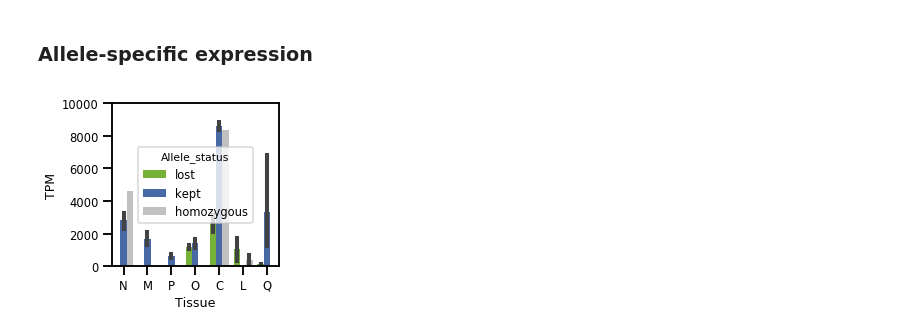
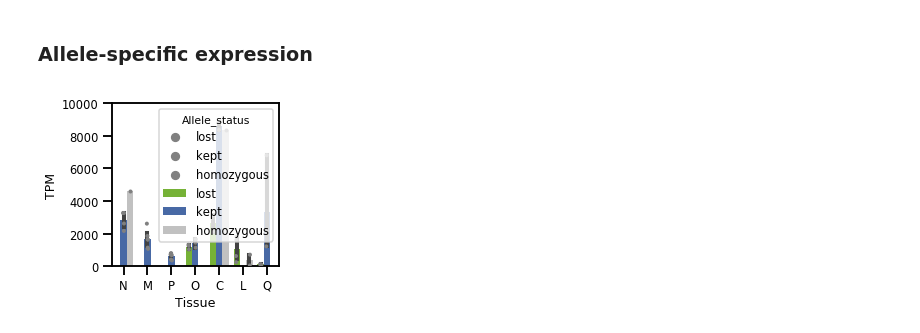
Before and after one commit to Personalis-DASH/DASH, a Jupyter notebook: 01_Validation/05.Immunopeptidomics_figures.ipynb, the cells around one changed output. Drawn from its saved outputs; the diff is of its cells as text; code cells hidden in the pictures.

Commit message:
Minor figure updates

```diff
--- a/01_Validation/05.Immunopeptidomics_figures.ipynb
+++ b/01_Validation/05.Immunopeptidomics_figures.ipynb
@@ -86,7 +86,7 @@ def get_peptide(peptide):
     pepSeq = "".join(pepSeq)
     return pepSeq
 
-unique_peptide_counts = []
+unique_peptide_counts, nine_mer_peptide_counts = [], []
 all_dfs_filtered = []
 for df in all_dfs:
     df['Sequence'] = df.Peptide.apply(get_peptide)
@@ -95,8 +95,10 @@ for df in all_dfs:
     df = df[(df.Sequence_length > 7) & (df.Sequence_length < 12)]
     all_dfs_filtered.append(df)
     unique_peptide_counts.append(len(df.Sequence.unique()))
+    nine_mer_peptide_counts.append(len(df[df.Sequence.str.len() == 9].Sequence.unique()))
 
-pep_counts_df = pd.DataFrame({'Tissue': tissue_order, 'Unique Peptides': unique_peptide_counts})
+pep_counts_df = pd.DataFrame({'Tissue': tissue_order, 'Unique Peptides': unique_peptide_counts,
+                             'Unique 9-mer Peptides': nine_mer_peptide_counts})
 pep_counts_df['Tissue'] = pep_counts_df['Tissue'].str.split('_').str[1].str.split('-').str[0]
 # %% [output]
 A value is trying to be set on a copy of a slice from a DataFrame.
@@ -1003,18 +1023,23 @@ allele_specific_exp_df_merged = pd.merge(allele_specific_exp_df_merged, sample_l
 # %%
 plt.figure(figsize=(3, 3))
 sns.set_context('talk', font_scale=0.7)
 
 g = sns.barplot(x='Tissue_letter', y='tpm', hue='Allele_status',
             data=allele_specific_exp_df_merged,
             hue_order=['lost', 'kept', 'homozygous'],
             palette=[green, blue, '#C1C1C1'],
            order=list(std_df.sort_values(['Sample Type', 'Purity']).Tissue_letter)[:-1])
+sns.stripplot(x='Tissue_letter', y='tpm', hue='Allele_status',
+            data=allele_specific_exp_df_merged,
+            hue_order=['lost', 'kept', 'homozygous'],
+            palette=['grey', 'grey', 'grey'], dodge=True, size=4,
+           order=list(std_df.sort_values(['Sample Type', 'Purity']).Tissue_letter)[:-1])
 #g.set_yscale("log")
 plt.ylabel('TPM')
 plt.xlabel('Tissue')
 plt.ylim(0, 10000)
 
 plt.savefig('/rnd/users/rpyke/data/00-DASH/figures/immunopep.AS_exp_by_patient.box.pdf',
            bbox_inches='tight')
 # %% [output]
-[figure, old version]
+[figure, new version]
```
Also changed, not shown: parts of 7 cells of this notebook, 1 other file.
